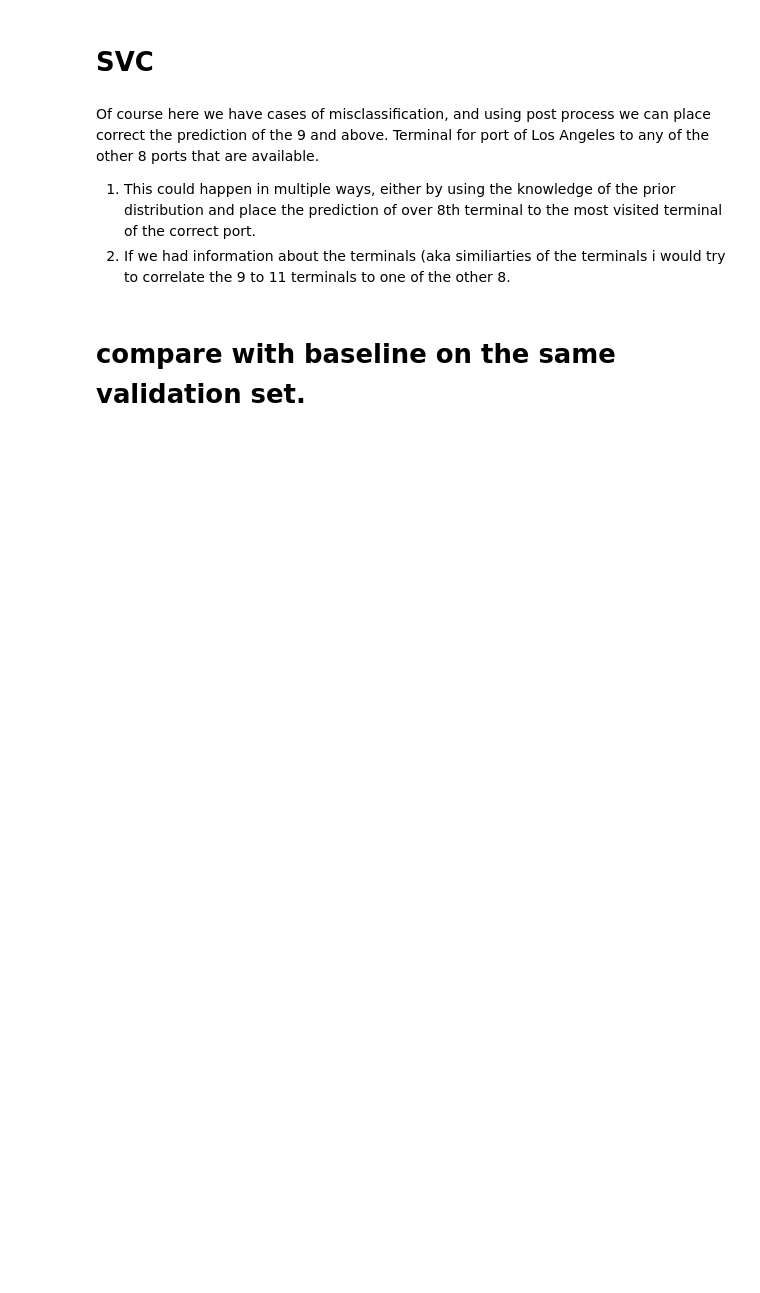
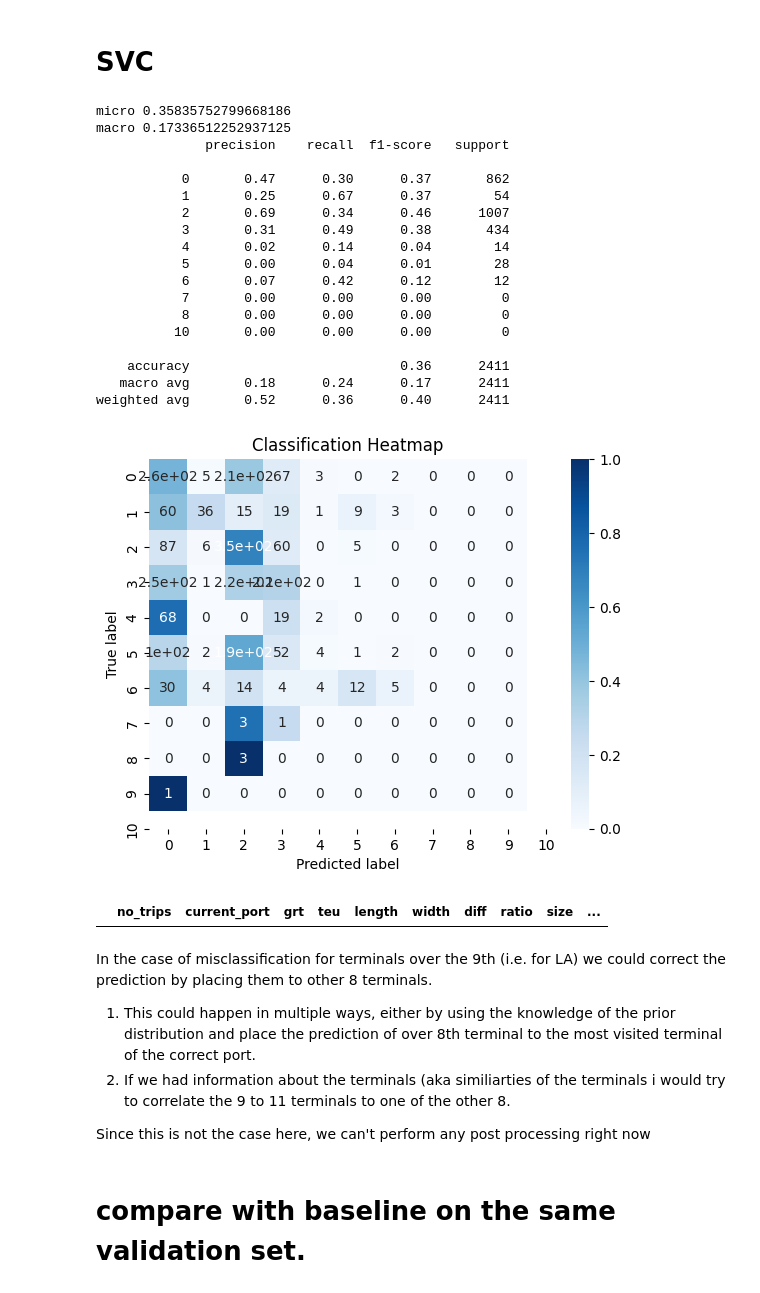
Before and after one commit to dimitrisl/mt_vessel, a Jupyter notebook: EDA_mt.ipynb, the cells around one changed output. Saved outputs shown, nothing was run; the diff lists cells and outputs as text; code cells hidden in the pictures; blank space fills up the shorter version.

```diff
--- a/EDA_mt.ipynb
+++ b/EDA_mt.ipynb
@@ -385,3 +451,0 @@ make_history["quarter"] = make_history.loc[:, "doc_timestamp"].dt.quarter
-# %%
-make_history["day of week"] = make_history.loc[:, "doc_timestamp"].dt.dayofweek
-make_history["year quarter"] = make_history.loc[:, "doc_timestamp"].dt.quarter
@@ -421,4 +510,4 @@ print(classification_report(y_pred.ravel(),y_test.values.ravel()))
 
 gather_results["lr_ft"] = ({"micro f1":f1_score(y_pred,y_test,average='micro'), "macro":f1_score(y_pred,y_test,average='macro')})
 
-gather_data["lr_ft"] = {"X_train":svt.fit_transform(X_train),"y_train":y_train,"X_test":svtest.fit_transform(X_test),"y_test":y_test,"model":model, "y_pred":y_pred}
+gather_data["lr_ft"] = {"X_train":pd.DataFrame(svt.fit_transform(X_train), columns=X_train.columns),"y_train":y_train,"X_test":pd.DataFrame(svtest.fit_transform(X_test),columns=X_test.columns),"y_test":y_test,"model":model, "y_pred":y_pred}
@@ -449,22 +590,42 @@ check_df.sort_values(by="importance")
 # %%
 # SVMs' need scaling before used.
 model = SVC(random_state=42)
 
 
 svt = RobustScaler()
 
 model.fit(svt.fit_transform(X_train),y_train)
 
 svtest = RobustScaler()
 
 y_pred = model.predict(svtest.fit_transform(X_test))
 
 print("micro", f1_score(y_pred.ravel(),y_test.values.ravel(),average='micro'))
 print("macro", f1_score(y_pred.ravel(),y_test.values.ravel(),average='macro'))
 print(classification_report(y_pred.ravel(),y_test.values.ravel()))
 gather_results["svm_ft"] = {"micro f1":f1_score(y_pred,y_test,average='micro'), "macro":f1_score(y_pred,y_test,average='macro')}
 
 
-gather_data["svm_ft"] = {"X_train":X_train,"y_train":y_train,"X_test":X_test,"y_test":y_test,"model":model, "y_pred":y_pred}
+gather_data["svm_ft"] = {"X_train":pd.DataFrame(svt.fit_transform(X_train), columns=X_train.columns),"y_train":y_train,"X_test":pd.DataFrame(svtest.fit_transform(X_test), columns=X_test.columns),"y_test":y_test,"model":model, "y_pred":y_pred}
 
 heatmap(y_test, y_pred)
+# %% [output]
+micro 0.35835752799668186
+macro 0.17336512252937125
+              precision    recall  f1-score   support
+
+           0       0.47      0.30      0.37       862
+           1       0.25      0.67      0.37        54
+           2       0.69      0.34      0.46      1007
+           3       0.31      0.49      0.38       434
+           4       0.02      0.14      0.04        14
+           5       0.00      0.04      0.01        28
+           6       0.07      0.42      0.12        12
+           7       0.00      0.00      0.00         0
+           8       0.00      0.00      0.00         0
+          10       0.00      0.00      0.00         0
+
+    accuracy                           0.36      2411
+   macro avg       0.18      0.24      0.17      2411
+weighted avg       0.52      0.36      0.40      2411
+[figure, added]
@@ -475,9 +634,14 @@ checking_df.loc[(checking_df["current_port"]==1) & (checking_df["id_on_port"]>7)
+# %%
+checking_df.loc[(checking_df["current_port"]==1) & (checking_df["id_on_port"]>7),:]
+# %% [output]
+|  | no_trips | current_port | grt | teu | length | width | diff | ratio | size | ... |
 # %% [markdown]
-Of course here we have cases of misclassification, and using post process we can place correct the prediction of the 9 and above.
-Terminal for port of Los Angeles to any of the other 8 ports that are available.
+In the case of misclassification for terminals over the 9th (i.e. for LA) we could correct the prediction by placing them to other 8 terminals.
 
 1. This could happen in multiple ways, either by using the knowledge of the prior distribution and place the prediction of over 8th terminal to the most visited terminal of the correct port.
 2. If we had information about the terminals (aka similiarties of the terminals i would try to correlate the 9 to 11 terminals to one of the other 8.
+
+Since this is not the case here, we can't perform any post processing right now
 # %% [markdown]
 # compare with baseline on the same validation set.
 # %%
```
Also changed, not shown: parts of 163 cells of this notebook.
